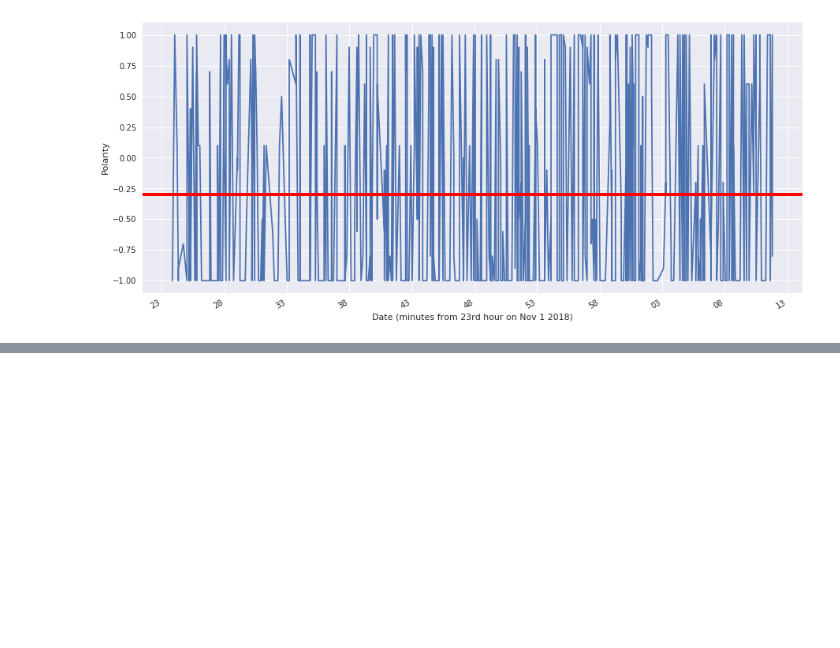
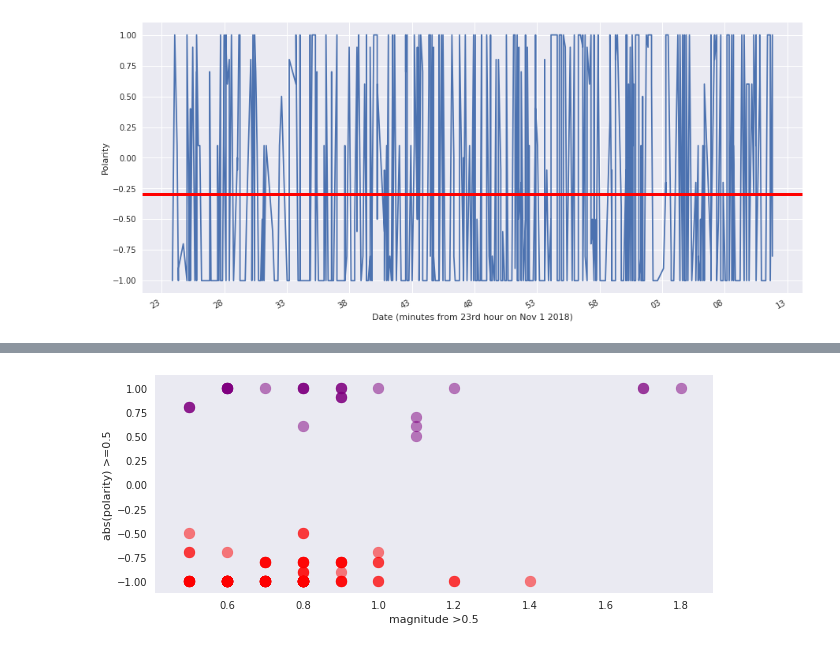
Before and after one commit to AstroHyde/gcp-tweets-streaming-pipeline, a Jupyter notebook: nlptweets.ipynb, the cells around one changed output, grey strips where cells are left out. Cells and saved outputs as stored; diff of their text form; code cells hidden in the pictures; blank space fills up the shorter version.

```diff
--- a/nlptweets.ipynb
+++ b/nlptweets.ipynb
@@ -161,0 +193,10 @@ Text(0,0.5,u'Polarity')
+# %%
+fig, ax= plt.subplots()
+ax.scatter(love.magnitude, love.polarity, s=120, c='purple', alpha=0.5)
+ax.scatter(hate.magnitude, hate.polarity, s=120, c='red', alpha=0.5)
+ax.figure.set_size_inches(10,4)
+ax.grid(False)
+ax.set(xlabel='magnitude >0.5', ylabel='abs(polarity) >=0.5')
+plt.show()
+# %% [output]
+[figure, added]
```
Also changed, not shown: parts of 14 cells of this notebook.
